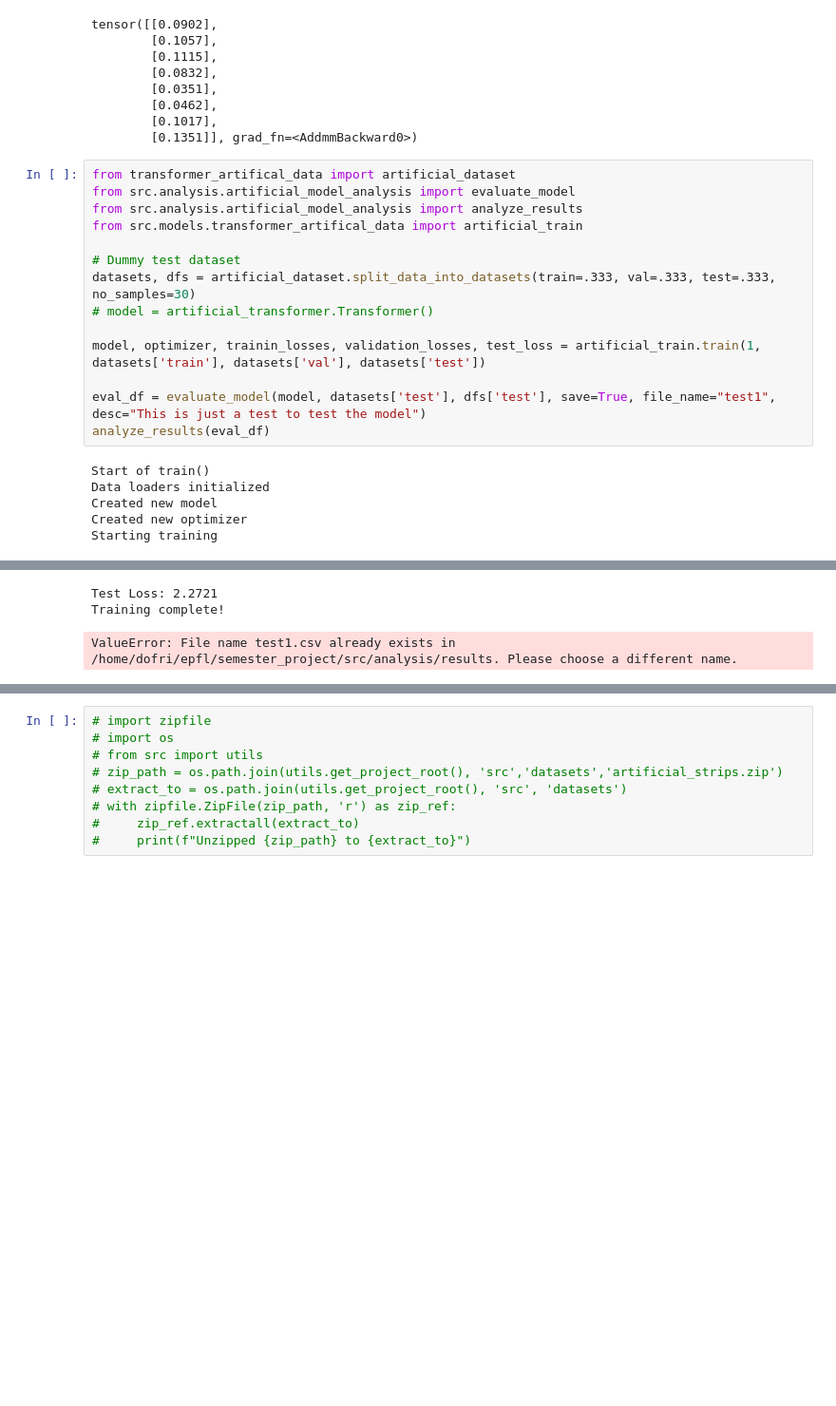
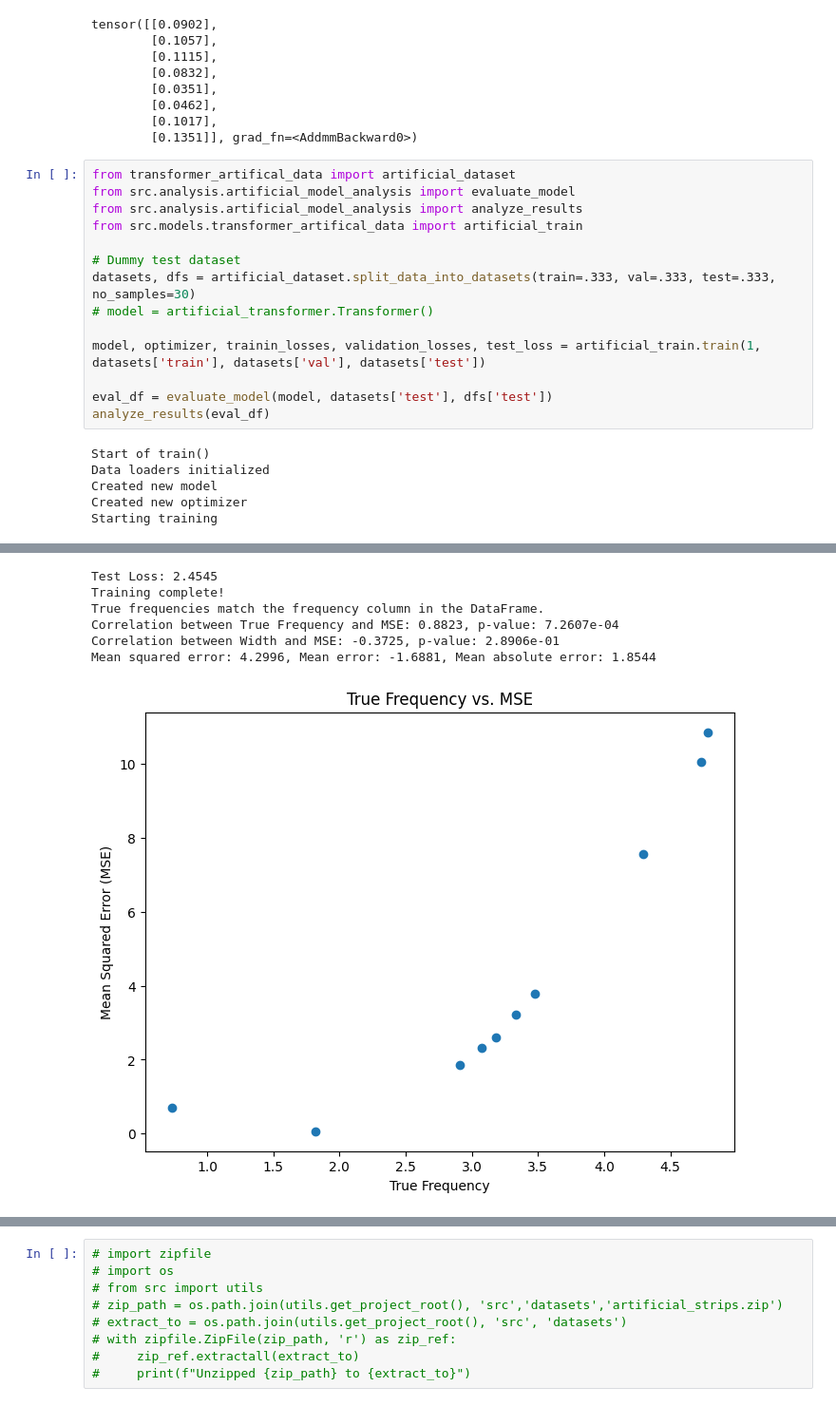
Before and after one commit to GDofri/semester_project, a Jupyter notebook: src/models/models.ipynb, the cells around one changed output, grey strips where cells are left out. Shown at 95% size. Cells and saved outputs as stored; diff of their text form; blank space fills up the shorter version.

```diff
--- a/src/models/models.ipynb
+++ b/src/models/models.ipynb
@@ -161,7 +161,7 @@ datasets, dfs = artificial_dataset.split_data_into_datasets(train=.333, val=.333
 
 model, optimizer, trainin_losses, validation_losses, test_loss = artificial_train.train(1, datasets['train'], datasets['val'], datasets['test'])
 
-eval_df = evaluate_model(model, datasets['test'], dfs['test'], save=True, file_name="test1", desc="This is just a test to test the model")
+eval_df = evaluate_model(model, datasets['test'], dfs['test'])
 analyze_results(eval_df)
 # %% [output]
 Start of train()
@@ -175,4 +175,8 @@ Validation loss improved to 1.3986. Saving model.
 Loaded best model based on validation loss.
-Test Loss: 2.2721
+Test Loss: 2.4545
 Training complete!
+True frequencies match the frequency column in the DataFrame.
+Correlation between True Frequency and MSE: 0.8823, p-value: 7.2607e-04
+Correlation between Width and MSE: -0.3725, p-value: 2.8906e-01
+Mean squared error: 4.2996, Mean error: -1.6881, Mean absolute error: 1.8544
-ValueError: File name test1.csv already exists in /home/dofri/epfl/semester_project/src/analysis/results. Please choose a different name.
+[figure, added]
```
Also changed, not shown: parts of 1 cell of this notebook, 2 other files.
